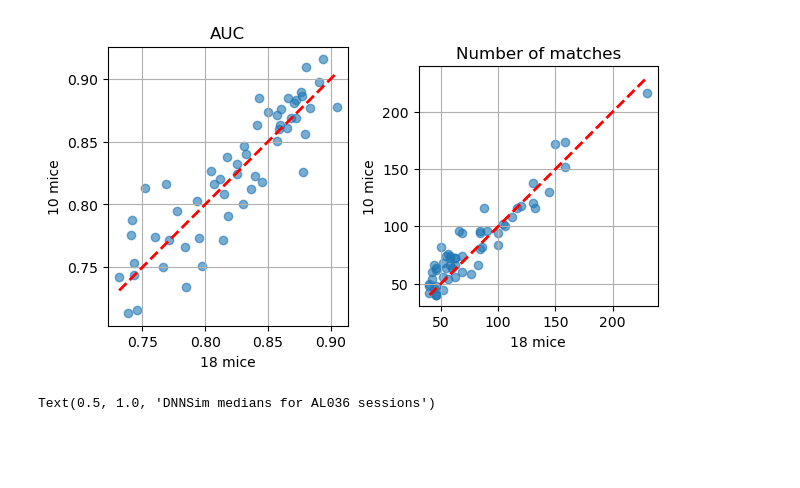
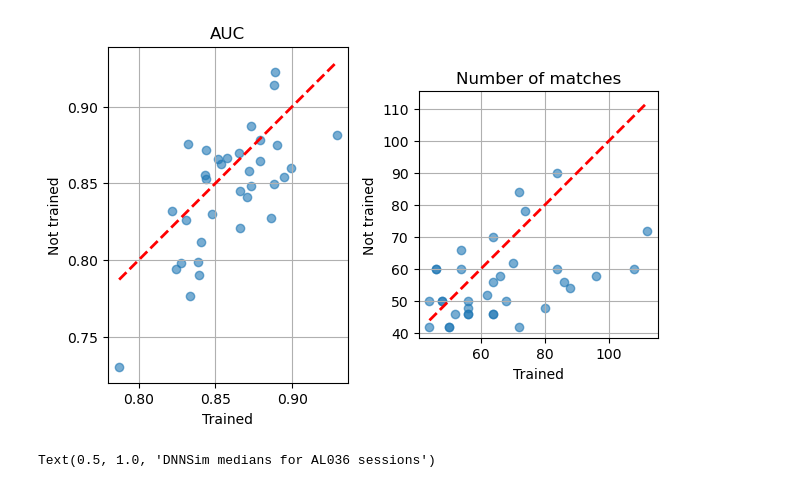
Before and after one commit to suyash144/DeepMatch, a Jupyter notebook: plotting/dnnvsum.ipynb, the cells around one changed output. Cells and saved outputs as stored; diff of their text form; code cells hidden in the pictures; blank space fills up the shorter version.

Commit message:
added bar charts and testing metrics within days

```diff
--- a/plotting/dnnvsum.ipynb
+++ b/plotting/dnnvsum.ipynb
@@ -40,10 +40,10 @@ def dnn_vs_dnn(mt_path1:str, mt_path2:str):
     return dnn1_auc, numbers_d1, dnn2_auc, numbers_d2
 # %%
 test_data_root = os.path.join(os.path.dirname(os.path.dirname(os.getcwd())), "ALL_DATA")
-mt_path = os.path.join(test_data_root, "AV009", "Probe1", "IMRO_10", "new_matchtable.csv")
-mt_pathalt = os.path.join(test_data_root, "AV009", "Probe1", "IMRO_10", "new_matchtable_alt10.csv")
+mt_path = os.path.join(test_data_root, "AL036", "19011116882", "3", "new_matchtable.csv")
+mt_pathalt = os.path.join(test_data_root, "AL036", "19011116882", "3", "new_matchtable_alt10.csv")
 
-dnn_auc10, numbers_d10, dnn_auc18, numbers_d18 = dnn_vs_dnn(mt_path, mt_pathalt)
+trained_auc, trained_n, untrained_auc, untrained_n = dnn_vs_dnn(mt_path, mt_pathalt)
 # %% [output]
 no DNN matches found!
 no DNN matches found!
@@ -63,20 +50,20 @@ no DNN matches found!
 # %%
 fig = plt.figure()
 ax1 = fig.add_subplot(121, aspect='equal')
 ax1.scatter(dnn_auc18, dnn_auc10, alpha=0.6)
 ax1.plot([min(dnn_auc18), max(dnn_auc18)], [min(dnn_auc18), max(dnn_auc18)], 'r--', lw=2)
 ax1.grid()
 ax1.set_yticks(np.linspace(0.75, 0.90, 4))
-ax1.set(title="AUC", xlabel="18 mice", ylabel="10 mice")
+ax1.set(title="AUC", xlabel="Trained", ylabel="Not trained")
 ax2 = fig.add_subplot(122, aspect='equal')
 ax2.scatter(numbers_d18, numbers_d10, alpha=0.6)
 ax2.plot([min(numbers_d18), max(numbers_d18)], [min(numbers_d18), max(numbers_d18)], 'r--', lw=2)
 ax2.grid()
-ax2.set(title="Number of matches", xlabel="18 mice", ylabel="10 mice")
+ax2.set(title="Number of matches", xlabel="Trained", ylabel="Not trained")
 fig.tight_layout()
 plt.show()
 # %% [output]
-[figure, old version]
+[figure, new version]
 # %%
 sessions = mt["RecSes1"].unique()
 
```
Also changed, not shown: parts of 1 cell of this notebook, 1 other file.
